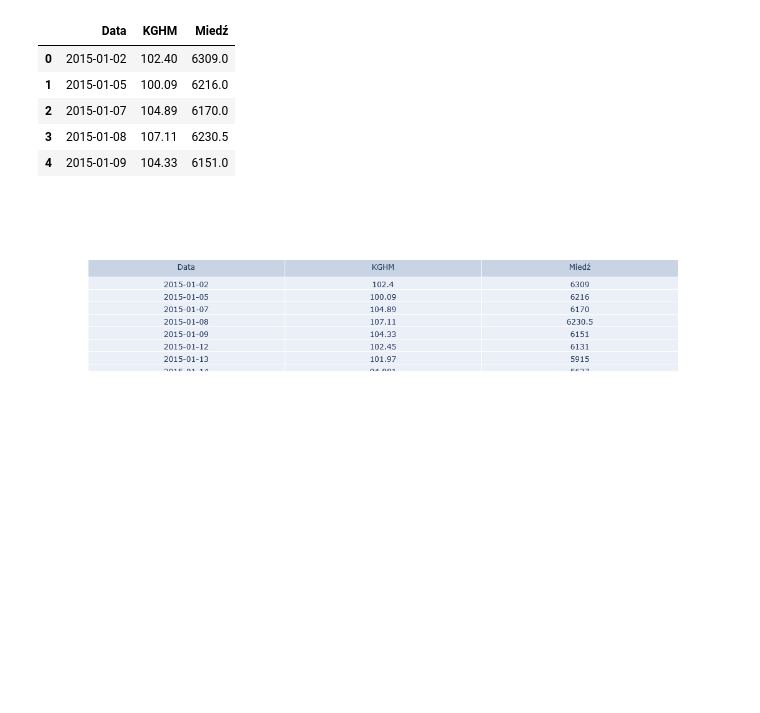
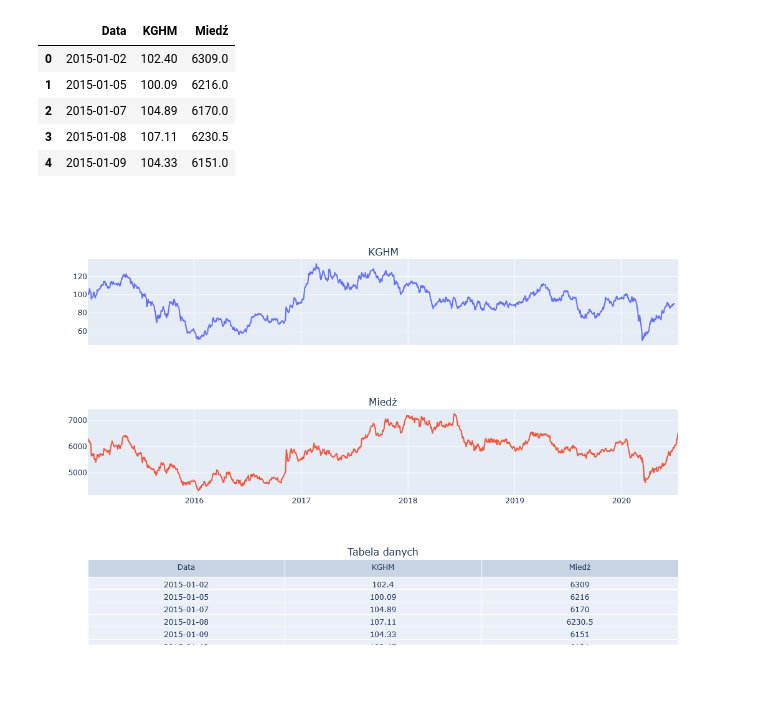
Before and after one commit to Gosia118/ceny_akcji, a Jupyter notebook: ceny_akcji.ipynb, the cells around one changed output. Saved outputs shown, nothing was run; the diff lists cells and outputs as text; code cells hidden in the pictures; blank space fills up the shorter version.

```diff
--- a/ceny_akcji.ipynb
+++ b/ceny_akcji.ipynb
@@ -73,14 +73,30 @@ new_df.head()
 | 2 | 2015-01-07 | 104.89 | 6170.0 |
 | 3 | 2015-01-08 | 107.11 | 6230.5 |
 | 4 | 2015-01-09 | 104.33 | 6151.0 |
-# %%
-import plotly.graph_objects as go
-
-fig = go.Figure(data=[go.Table(
-    header=dict(values=list(new_df.columns)),
-    cells=dict(values=[new_df[col] for col in new_df.columns])
-)])
-
-fig.show()
-# %% [output]
-[figure, removed]
+# %%
+fig_1 = make_subplots(
+    rows=3,
+    cols=1,
+    subplot_titles=["KGHM", "Miedż", "Tabela danych"],
+    shared_xaxes=True,
+    specs=[[{"type": "scatter"}],
+           [{"type": "scatter"}],
+           [{"type": "table"}]]
+)
+# %%
+fig_1.add_trace(go.Scatter(x=df1['Data'], y=df1['KGHM'], showlegend=False), row=1, col=1)
+
+fig_1.add_trace(go.Scatter(x=df2['Data'], y=df2['Miedź'], showlegend=False), row=2, col=1)
+
+fig_1.add_trace(
+    go.Table(
+        header=dict(values=list(new_df.columns)),
+        cells=dict(values=[new_df[col] for col in new_df.columns])
+    ),
+    row=3, col=1  # Przypisanie do konkretnej komórki siatki
+)
+
+fig_1.update_layout(height=800)
+fig_1.show()
+# %% [output]
+[figure, added]
```
